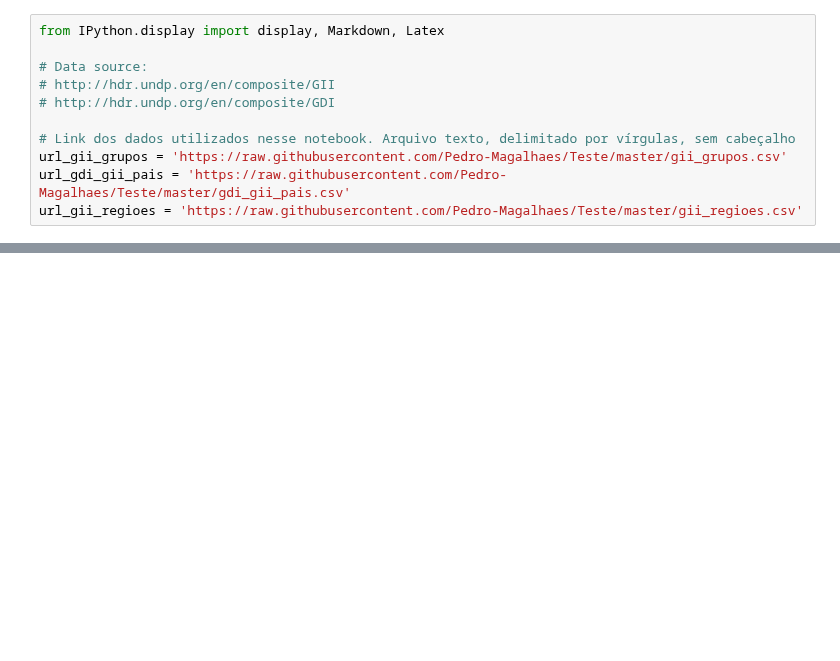
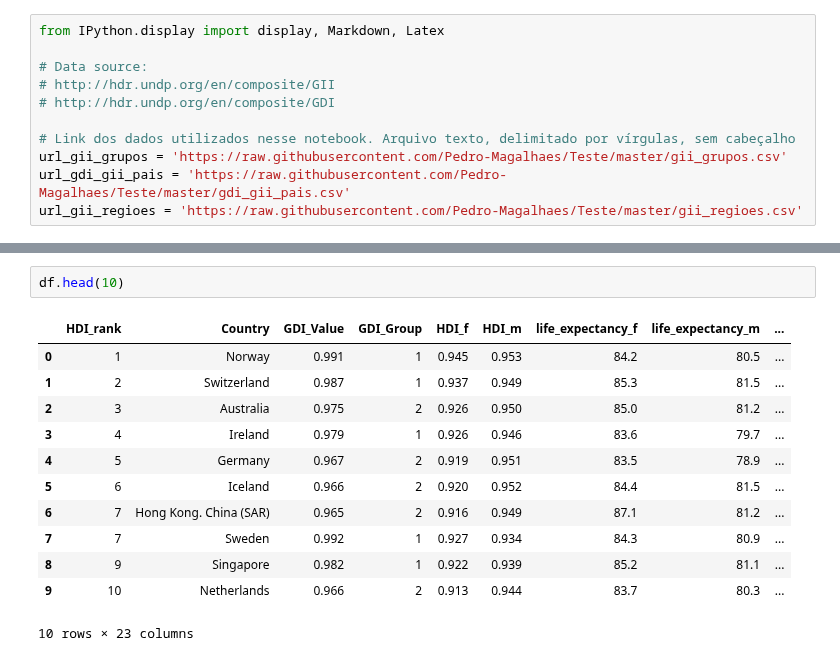
Before and after one commit to Pedro-Magalhaes/Teste, a Jupyter notebook: T1-1.ipynb, the cells around one changed output, grey strips where cells are left out. Cells and saved outputs as stored; diff of their text form; blank space fills up the shorter version.

```diff
--- a/T1-1.ipynb
+++ b/T1-1.ipynb
@@ -89,0 +82,15 @@ print (data_raw[1])
+# %%
+df.head(10)
+# %% [output]
+|  | HDI_rank | Country | GDI_Value | GDI_Group | HDI_f | HDI_m | life_expectancy_f | life_expectancy_m | ... |
+| 0 | 1 | Norway | 0.991 | 1 | 0.945 | 0.953 | 84.2 | 80.5 | ... |
+| 1 | 2 | Switzerland | 0.987 | 1 | 0.937 | 0.949 | 85.3 | 81.5 | ... |
+| 2 | 3 | Australia | 0.975 | 2 | 0.926 | 0.950 | 85.0 | 81.2 | ... |
+| 3 | 4 | Ireland | 0.979 | 1 | 0.926 | 0.946 | 83.6 | 79.7 | ... |
+| 4 | 5 | Germany | 0.967 | 2 | 0.919 | 0.951 | 83.5 | 78.9 | ... |
+| 5 | 6 | Iceland | 0.966 | 2 | 0.920 | 0.952 | 84.4 | 81.5 | ... |
+| 6 | 7 | Hong Kong. China (SAR) | 0.965 | 2 | 0.916 | 0.949 | 87.1 | 81.2 | ... |
+| 7 | 7 | Sweden | 0.992 | 1 | 0.927 | 0.934 | 84.3 | 80.9 | ... |
+| 8 | 9 | Singapore | 0.982 | 1 | 0.922 | 0.939 | 85.2 | 81.1 | ... |
+| 9 | 10 | Netherlands | 0.966 | 2 | 0.913 | 0.944 | 83.7 | 80.3 | ... |
+10 rows × 23 columns
```
Also changed, not shown: parts of 10 cells of this notebook.
